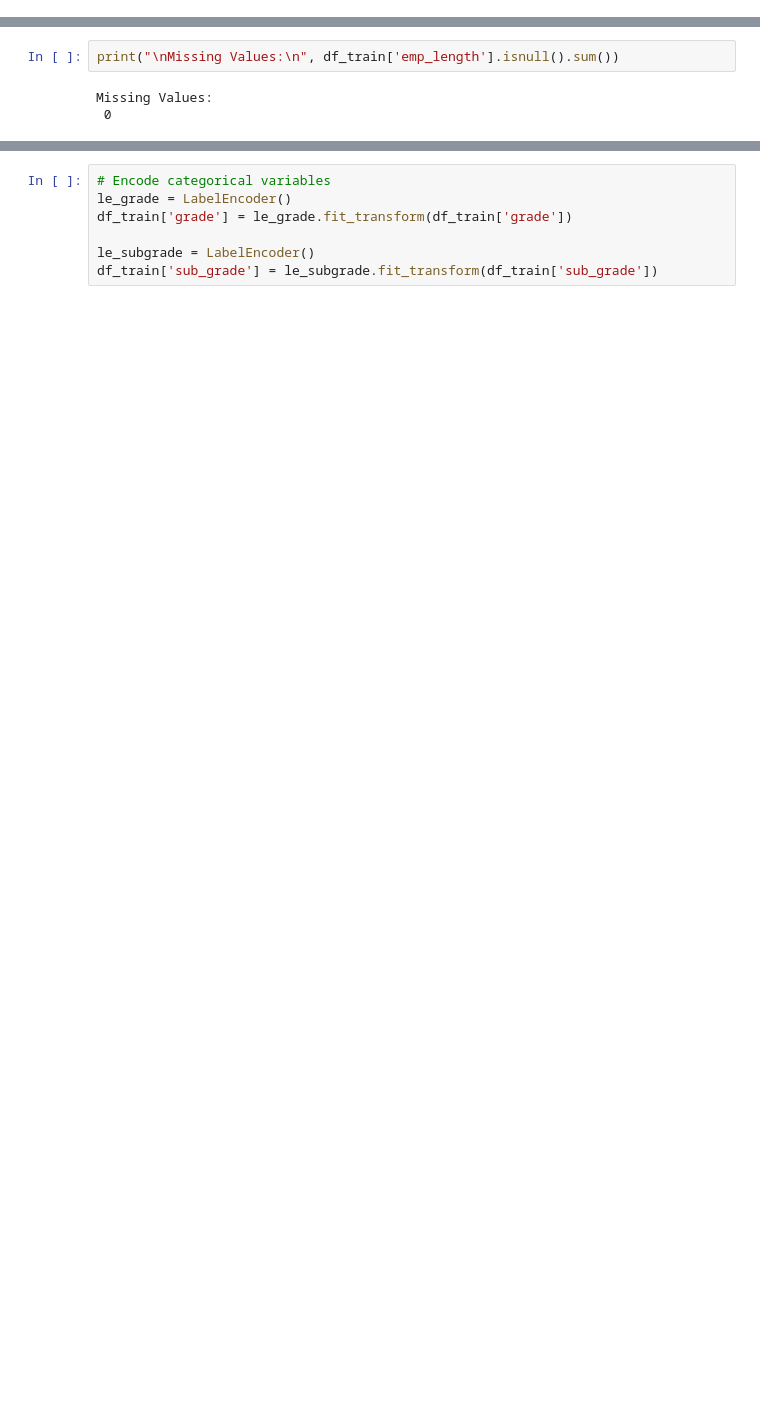
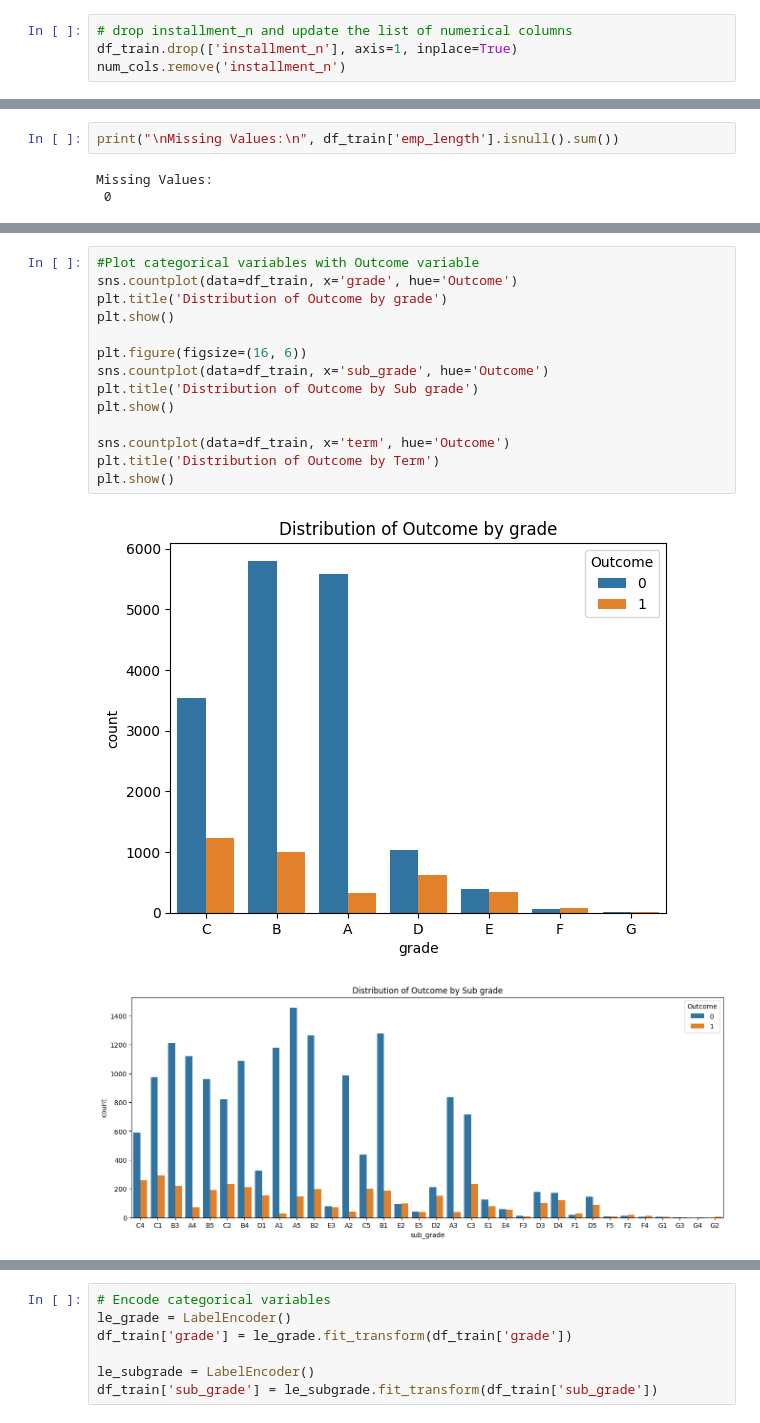
Before and after one commit to linkvarun/credit, a Jupyter notebook: xgboost_credit.ipynb, the cells around one changed output, grey strips where cells are left out. Drawn from its saved outputs; the diff is of its cells as text; blank space fills up the shorter version.

```diff
--- a/xgboost_credit.ipynb
+++ b/xgboost_credit.ipynb
@@ -126,0 +172,4 @@ plt.show()
+# %%
+# drop installment_n and update the list of numerical columns
+df_train.drop(['installment_n'], axis=1, inplace=True)
+num_cols.remove('installment_n')
@@ -197,0 +292,17 @@ dtype: int64
+# %%
+#Plot categorical variables with Outcome variable
+sns.countplot(data=df_train, x='grade', hue='Outcome')
+plt.title('Distribution of Outcome by grade')
+plt.show()
+
+plt.figure(figsize=(16, 6))
+sns.countplot(data=df_train, x='sub_grade', hue='Outcome')
+plt.title('Distribution of Outcome by Sub grade')
+plt.show()
+
+sns.countplot(data=df_train, x='term', hue='Outcome')
+plt.title('Distribution of Outcome by Term')
+plt.show()
+# %% [output]
+[figure, added]
+[figure, added]
```
Also changed, not shown: parts of 22 cells of this notebook.
